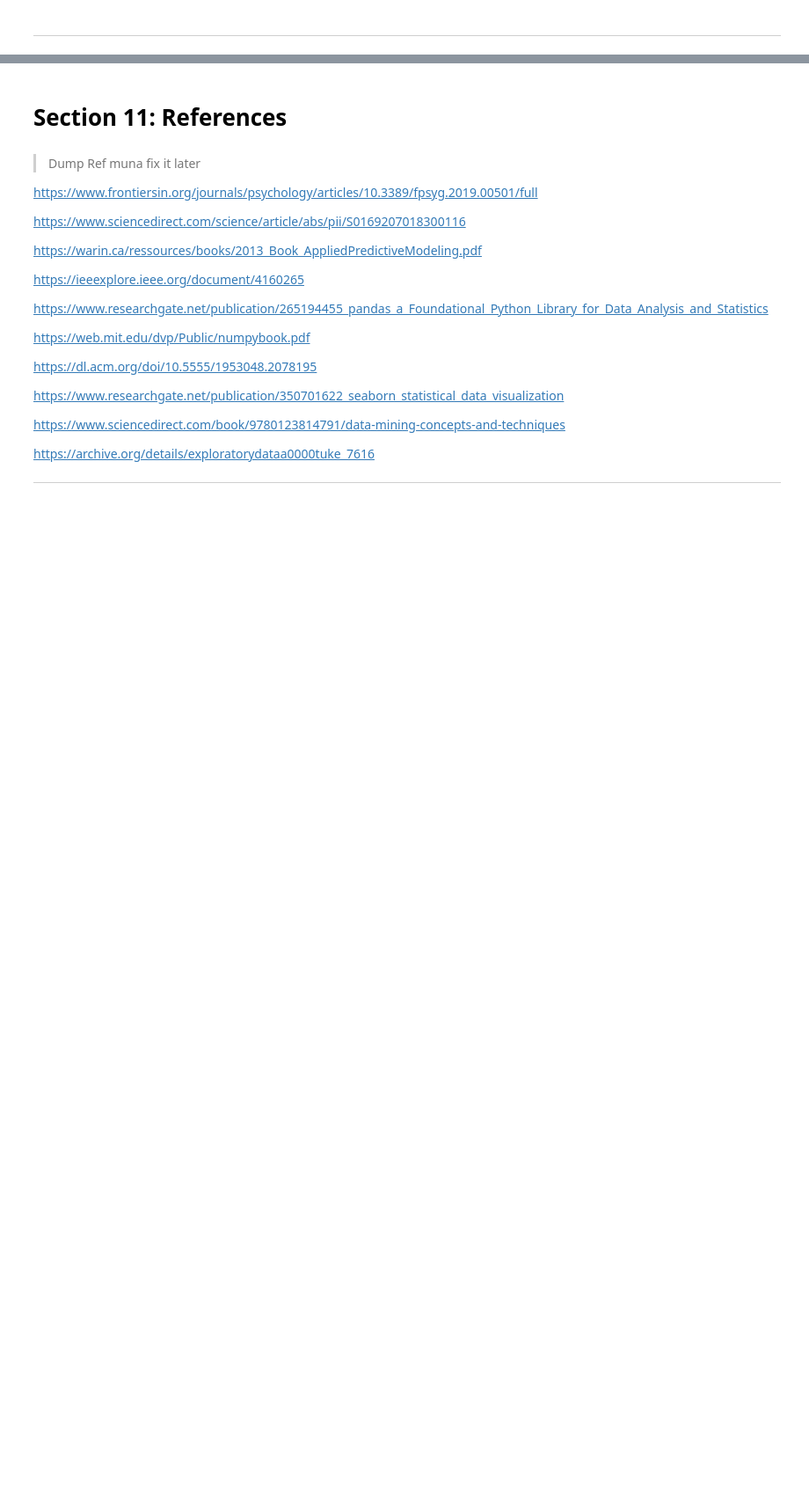
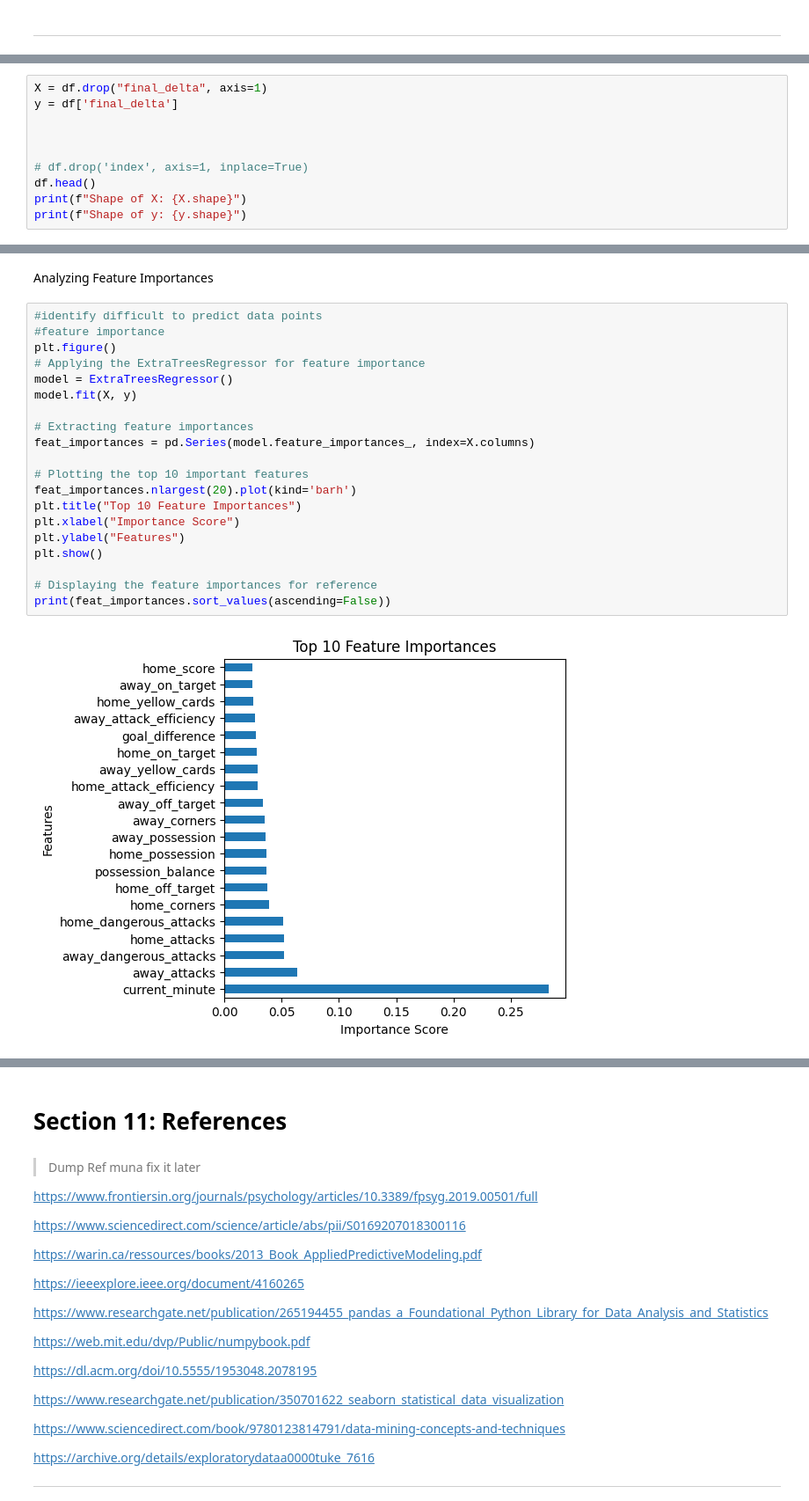
Before and after one commit to yuanpngn/STINTSY_MLP, a Jupyter notebook: [STINTSY]_Machine_Learning_Project.ipynb, the cells around one changed output, grey strips where cells are left out. Shown at 88% size. Drawn from its saved outputs; the diff is of its cells as text; blank space fills up the shorter version.

```diff
--- a/[STINTSY]_Machine_Learning_Project.ipynb
+++ b/[STINTSY]_Machine_Learning_Project.ipynb
@@ -509,0 +611,10 @@ plt.show()
+# %%
+X = df.drop("final_delta", axis=1)
+y = df['final_delta']
+
+
+
+# df.drop('index', axis=1, inplace=True)
+df.head()
+print(f"Shape of X: {X.shape}")
+print(f"Shape of y: {y.shape}")
@@ -509,0 +733,24 @@ plt.show()
+# %% [markdown]
+Analyzing Feature Importances
+# %%
+#identify difficult to predict data points
+#feature importance
+plt.figure()
+# Applying the ExtraTreesRegressor for feature importance
+model = ExtraTreesRegressor()
+model.fit(X, y)
+
+# Extracting feature importances
+feat_importances = pd.Series(model.feature_importances_, index=X.columns)
+
+# Plotting the top 10 important features
+feat_importances.nlargest(20).plot(kind='barh')
+plt.title("Top 10 Feature Importances")
+plt.xlabel("Importance Score")
+plt.ylabel("Features")
+plt.show()
+
+# Displaying the feature importances for reference
+print(feat_importances.sort_values(ascending=False))
+# %% [output]
+[figure, added]
```
Also changed, not shown: parts of 64 cells of this notebook, 1 other file.
